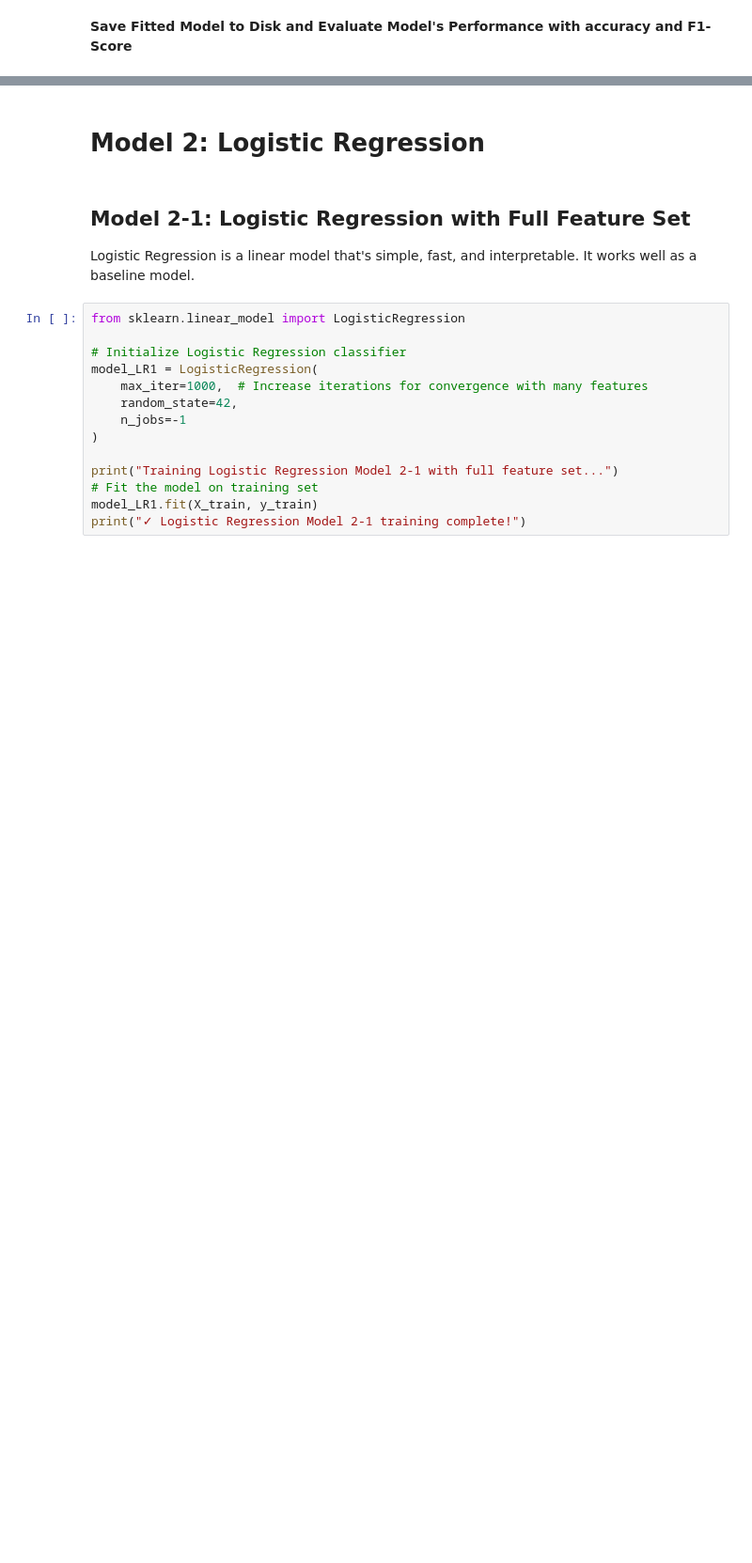
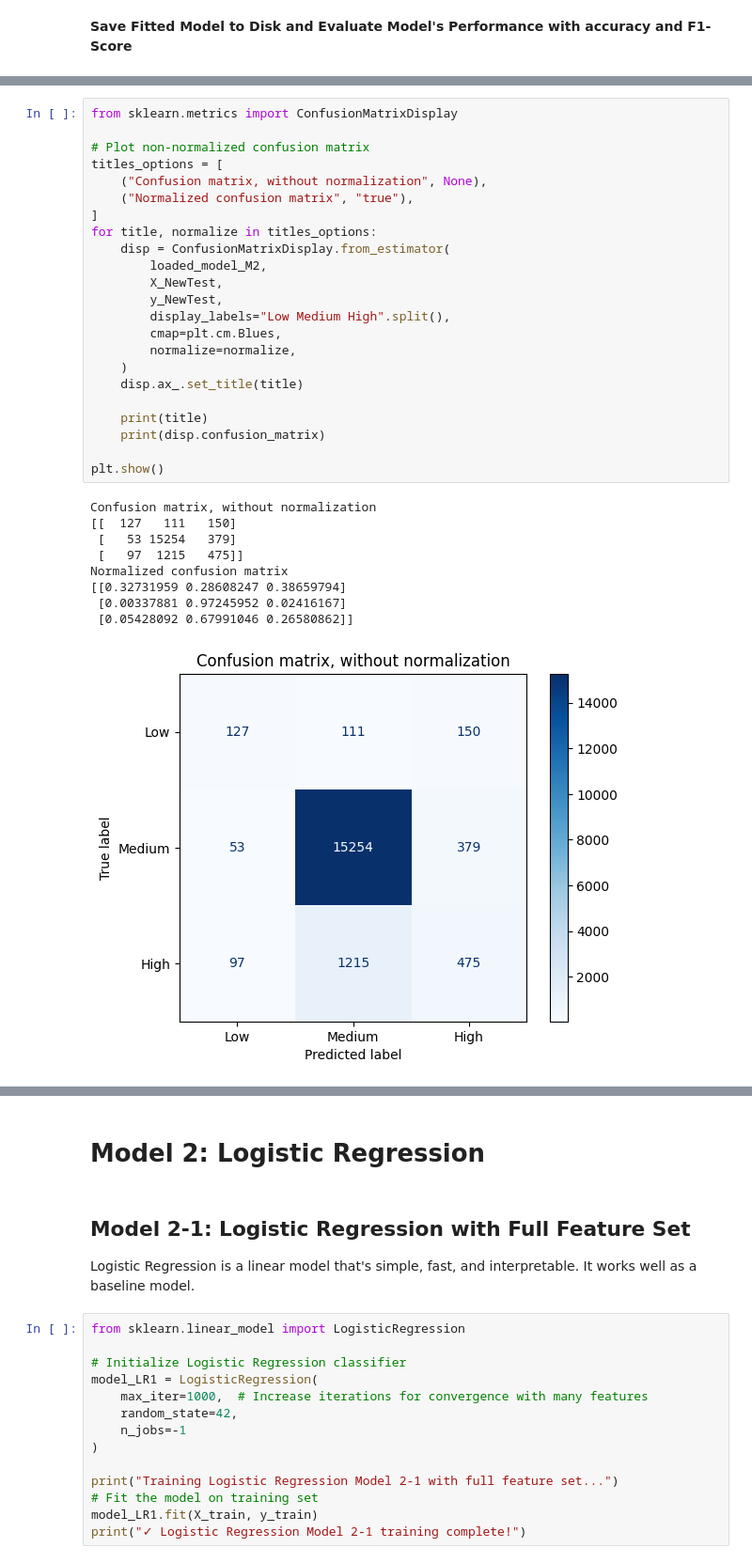
Before and after one commit to mduy2003/CPSC483Project, a Jupyter notebook: all_models.ipynb, the cells around one changed output, grey strips where cells are left out. Shown at 94% size. Cells and saved outputs as stored; diff of their text form; blank space fills up the shorter version.

Commit message:
Added Confusion Matrix for model 1
Turns out accuracy score and weighted F1 are terrible for imbalanced data lol. Whoops... I think we just have a bad model

```diff
--- a/all_models.ipynb
+++ b/all_models.ipynb
@@ -370,0 +361,33 @@ print(f"✓ F1score: {model2F1Score}")
+# %%
+from sklearn.metrics import ConfusionMatrixDisplay
+
+# Plot non-normalized confusion matrix
+titles_options = [
+    ("Confusion matrix, without normalization", None),
+    ("Normalized confusion matrix", "true"),
+]
+for title, normalize in titles_options:
+    disp = ConfusionMatrixDisplay.from_estimator(
+        loaded_model_M2,
+        X_NewTest,
+        y_NewTest,
+        display_labels="Low Medium High".split(),
+        cmap=plt.cm.Blues,
+        normalize=normalize,
+    )
+    disp.ax_.set_title(title)
+
+    print(title)
+    print(disp.confusion_matrix)
+
+plt.show()
+# %% [output]
+Confusion matrix, without normalization
+[[  127   111   150]
+ [   53 15254   379]
+ [   97  1215   475]]
+Normalized confusion matrix
+[[0.32731959 0.28608247 0.38659794]
+ [0.00337881 0.97245952 0.02416167]
+ [0.05428092 0.67991046 0.26580862]]
+[figure, added]
```
Also changed, not shown: parts of 20 cells of this notebook.
